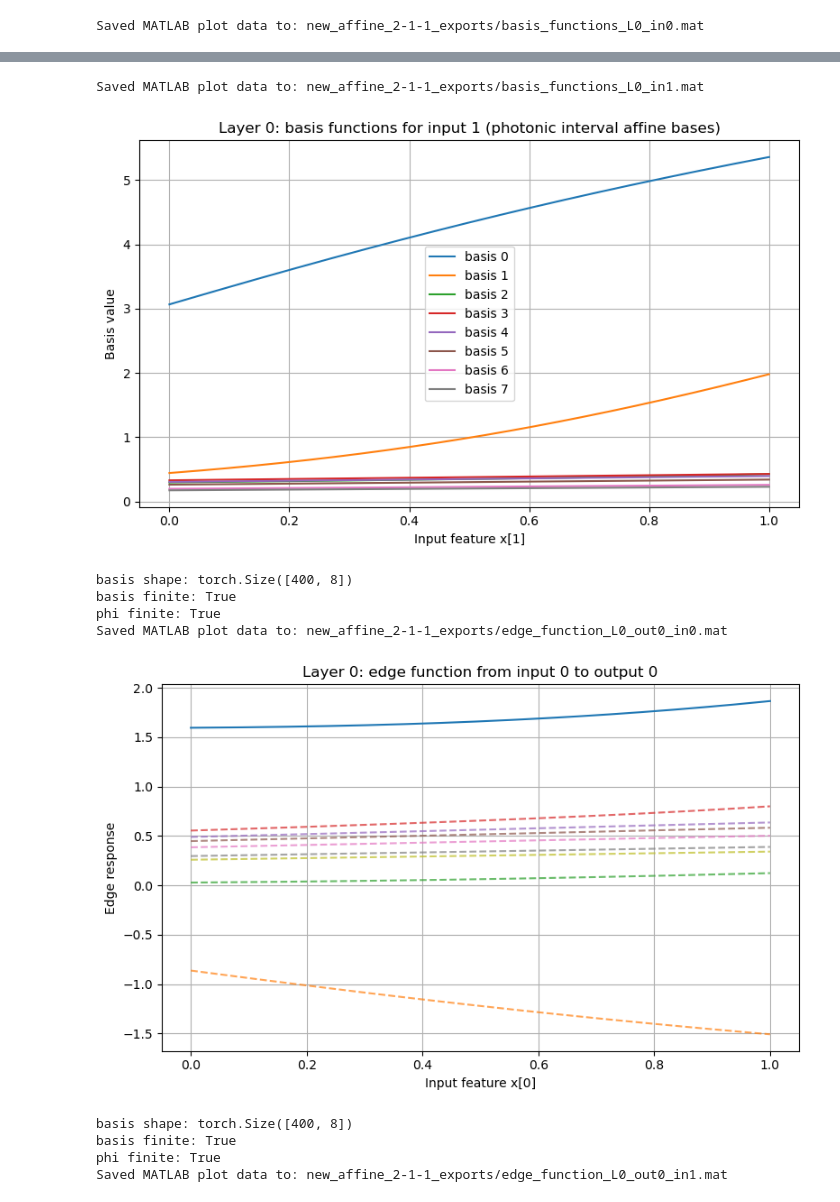
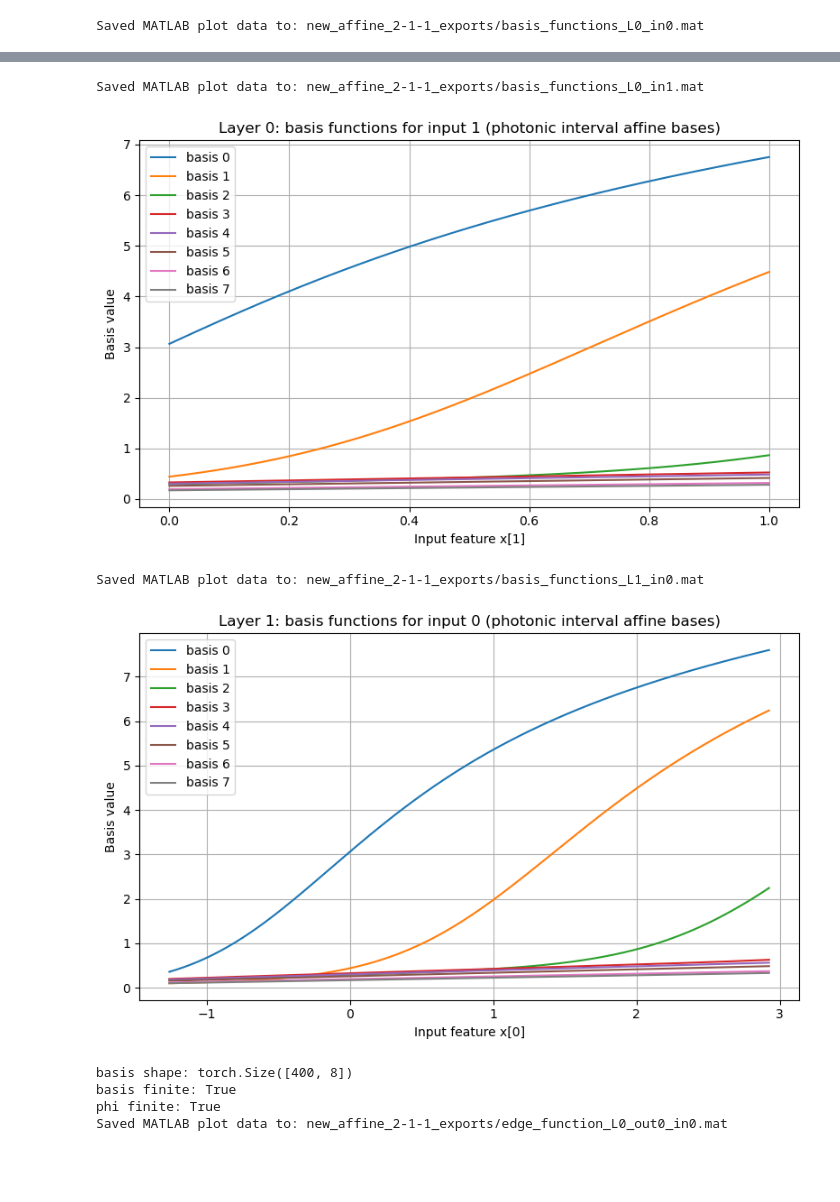
Before and after one commit to sofijaorlovic/photonic-KAN, a Jupyter notebook: affine_kan_new_target.ipynb, the cells around one changed output, grey strips where cells are left out. Drawn from its saved outputs; the diff is of its cells as text; code cells hidden in the pictures; blank space fills up the shorter version.

Commit message:
fix affine_kan_new_target: increased hidden layer size and changed x2 fixed for target approximation plot

```diff
--- a/affine_kan_new_target.ipynb
+++ b/affine_kan_new_target.ipynb
@@ -24,7 +24,7 @@ b_coef, input_power, peakout_data, set_detuning = kan.load_photonic_activation_d
 #    total_basis=b_coef.shape[0],
 #    num_selected=12,
 #)
-selected_indices = np.arange(8,24,2)
+selected_indices = [8, 10, 12, 14, 16, 18, 20, 22]#np.arange(8,10)
 
 b_coef_selected = b_coef[selected_indices]
 
@@ -49,7 +49,8 @@ n_test = 800
 
 x_max_test = 1
 x_min_test = 0
-input_abs_max = 3.0 #max(abs(x_min_test), abs(x_max_test))
+#input_abs_max = 3.0 #max(abs(x_min_test), abs(x_max_test))
+input_abs_max = [1.5, 3.0]
 
 x_train = x_min_test + (x_max_test - x_min_test) * torch.rand(n_train, 2)
 x_test = x_min_test + (x_max_test - x_min_test) * torch.rand(n_test, 2)
@@ -68,7 +69,7 @@ y_test = target_fn(x_test)
 model = KAN(
     in_count=2,
     out_count=1,
-    hidden_layer_sizes=[1],   # [2, 1, 1] KAN
+    hidden_layer_sizes=[10],   # [2, 10, 1] KAN
     x_min=float(input_power.min()),
     x_max=float(input_power.max()),
     layer_type="photonic_interval_affine_clean",
@@ -209,6 +230,7 @@ hidden max: 0.9252068274282099
 # %%
 model.plot_basis_functions(layer_idx=0, in_idx=0, x_range=(x_min_test, x_max_test), mat_export_path="basis_functions_L0_in0.mat", mat_export_dir=mat_folder)
 model.plot_basis_functions(layer_idx=0, in_idx=1, x_range=(x_min_test, x_max_test), mat_export_path="basis_functions_L0_in1.mat", mat_export_dir=mat_folder)
+model.plot_basis_functions(layer_idx=1, in_idx=0, x_range=(z_min, z_max), mat_export_path="basis_functions_L1_in0.mat", mat_export_dir=mat_folder)
 
 model.plot_edge_function(layer_idx=0, out_idx=0, in_idx=0, x_range=(x_min_test, x_max_test), show_basis=True, mat_export_path="edge_function_L0_out0_in0.mat", mat_export_dir=mat_folder)
 model.plot_edge_function(layer_idx=0, out_idx=0, in_idx=1, x_range=(x_min_test, x_max_test), show_basis=True, mat_export_path="edge_function_L0_out0_in1.mat", mat_export_dir=mat_folder)
@@ -219,11 +241,8 @@ Saved MATLAB plot data to: new_affine_2-1-1_exports/basis_functions_L0_in0.mat
 Saved MATLAB plot data to: new_affine_2-1-1_exports/basis_functions_L0_in1.mat
-[figure, old version]
+[figure, new version]
-basis shape: torch.Size([400, 8])
-basis finite: True
-phi finite: True
-Saved MATLAB plot data to: new_affine_2-1-1_exports/edge_function_L0_out0_in0.mat
+Saved MATLAB plot data to: new_affine_2-1-1_exports/basis_functions_L1_in0.mat
-[figure, old version]
+[figure, new version]
 basis shape: torch.Size([400, 8])
 basis finite: True
 phi finite: True
-Saved MATLAB plot data to: new_affine_2-1-1_exports/edge_function_L0_out0_in1.mat
+Saved MATLAB plot data to: new_affine_2-1-1_exports/edge_function_L0_out0_in0.mat
```
Also changed, not shown: parts of 10 cells of this notebook, 14 other files.
